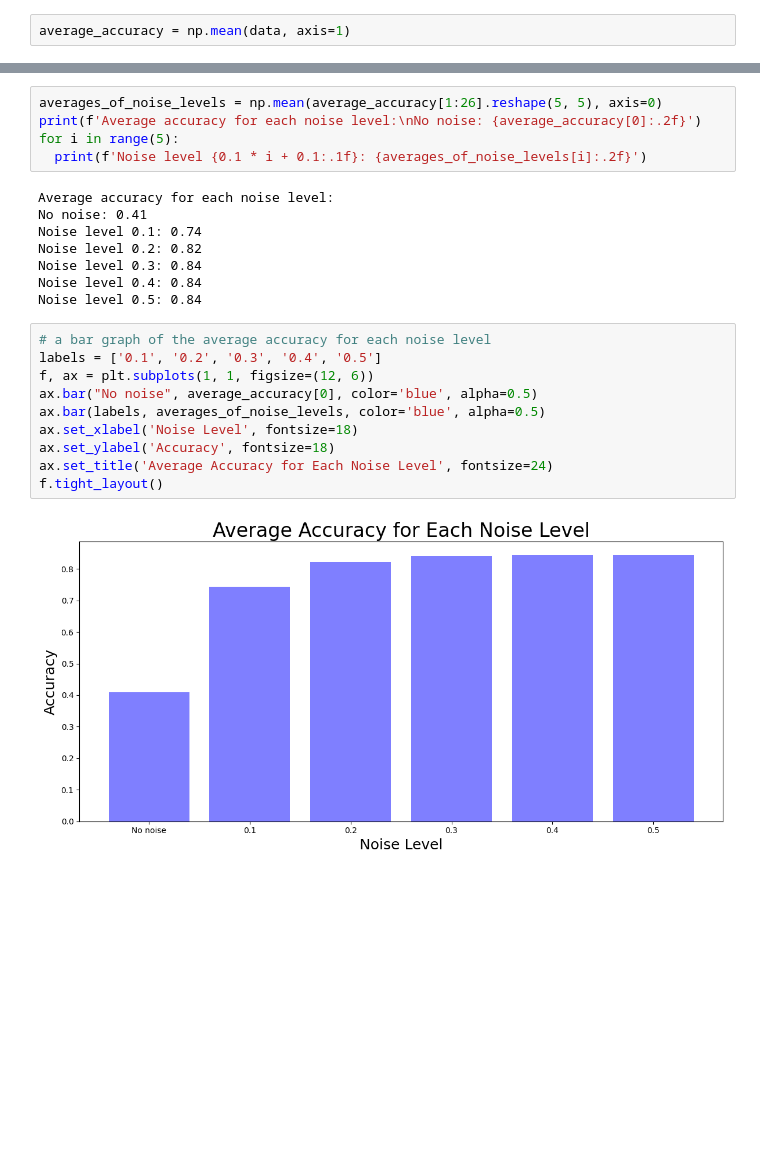
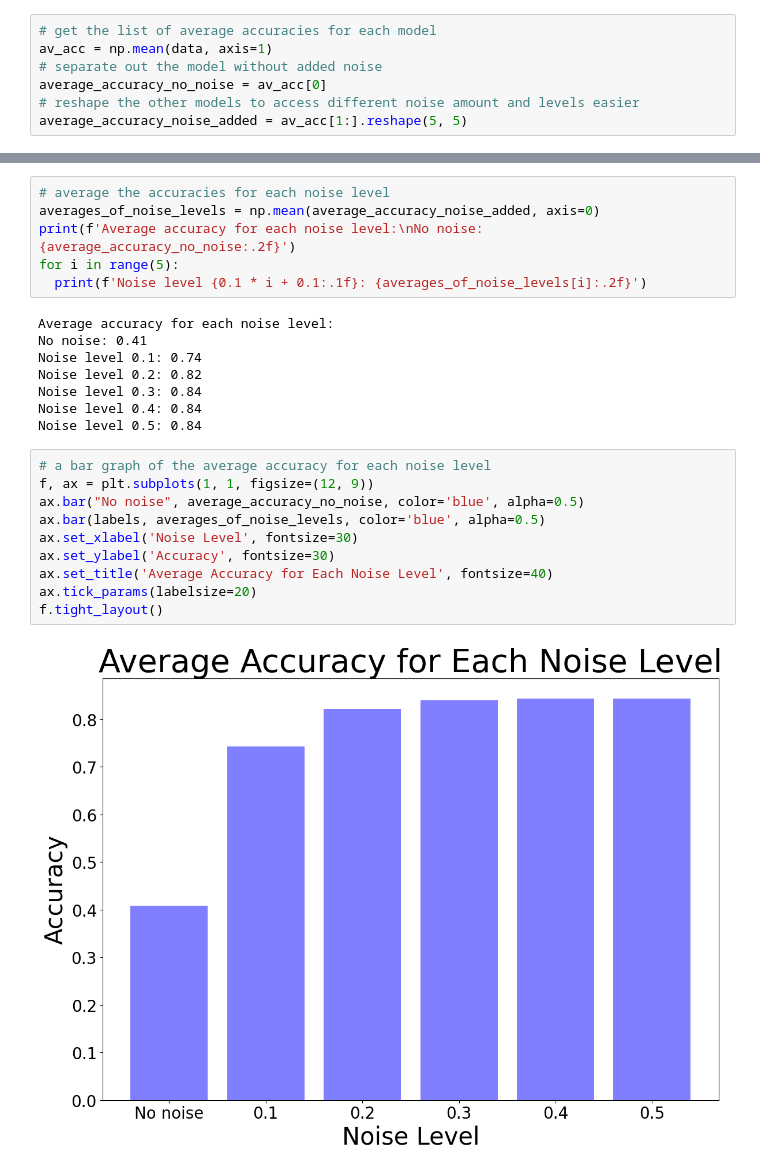
Before and after one commit to LorenzoMercado/Cognitive-Modeling-Project, a Jupyter notebook: results.ipynb, the cells around one changed output, grey strips where cells are left out. Cells and saved outputs as stored; diff of their text form; blank space fills up the shorter version.

```diff
--- a/results.ipynb
+++ b/results.ipynb
@@ -43,2 +113,7 @@ f.tight_layout()
 # %%
-average_accuracy = np.mean(data, axis=1)
+# get the list of average accuracies for each model
+av_acc = np.mean(data, axis=1)
+# separate out the model without added noise
+average_accuracy_no_noise = av_acc[0]
+# reshape the other models to access different noise amount and levels easier
+average_accuracy_noise_added = av_acc[1:].reshape(5, 5)
@@ -70,6 +156,7 @@ f.tight_layout()
 # %%
-averages_of_noise_levels = np.mean(average_accuracy[1:26].reshape(5, 5), axis=0)
-print(f'Average accuracy for each noise level:\nNo noise: {average_accuracy[0]:.2f}')
+# average the accuracies for each noise level
+averages_of_noise_levels = np.mean(average_accuracy_noise_added, axis=0)
+print(f'Average accuracy for each noise level:\nNo noise: {average_accuracy_no_noise:.2f}')
 for i in range(5):
   print(f'Noise level {0.1 * i + 0.1:.1f}: {averages_of_noise_levels[i]:.2f}')
 # %% [output]
@@ -82,13 +169,13 @@ Noise level 0.4: 0.84
 Noise level 0.5: 0.84
 # %%
 # a bar graph of the average accuracy for each noise level
-labels = ['0.1', '0.2', '0.3', '0.4', '0.5']
-f, ax = plt.subplots(1, 1, figsize=(12, 6))
-ax.bar("No noise", average_accuracy[0], color='blue', alpha=0.5)
+f, ax = plt.subplots(1, 1, figsize=(12, 9))
+ax.bar("No noise", average_accuracy_no_noise, color='blue', alpha=0.5)
 ax.bar(labels, averages_of_noise_levels, color='blue', alpha=0.5)
-ax.set_xlabel('Noise Level', fontsize=18)
-ax.set_ylabel('Accuracy', fontsize=18)
-ax.set_title('Average Accuracy for Each Noise Level', fontsize=24)
+ax.set_xlabel('Noise Level', fontsize=30)
+ax.set_ylabel('Accuracy', fontsize=30)
+ax.set_title('Average Accuracy for Each Noise Level', fontsize=40)
+ax.tick_params(labelsize=20)
 f.tight_layout()
 # %% [output]
-[figure, old version]
+[figure, new version]
```
Also changed, not shown: parts of 8 cells of this notebook, 1 other file.
